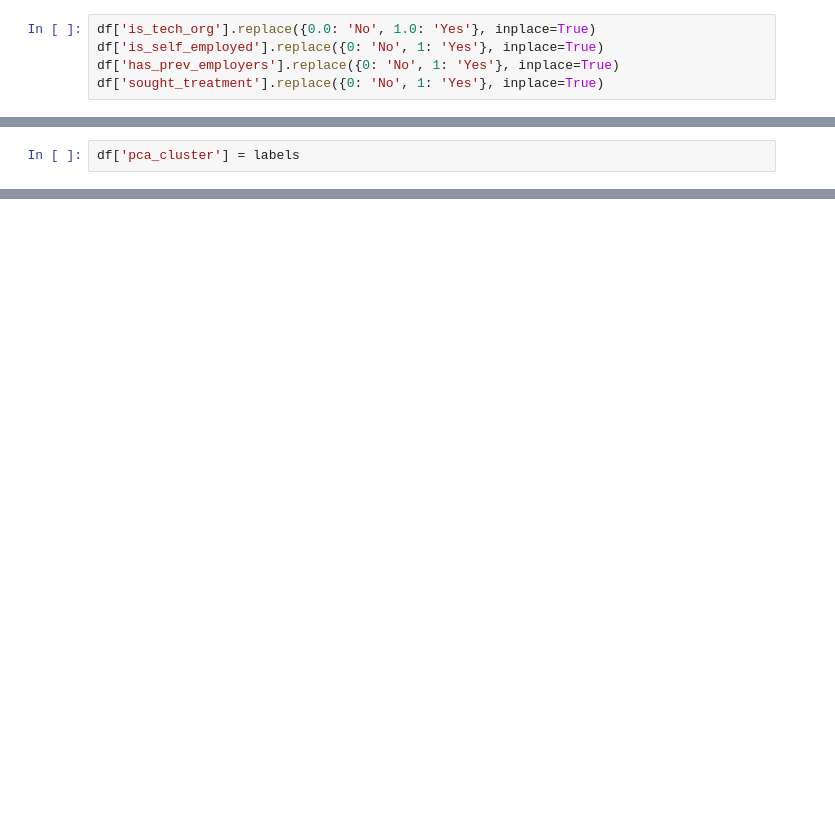
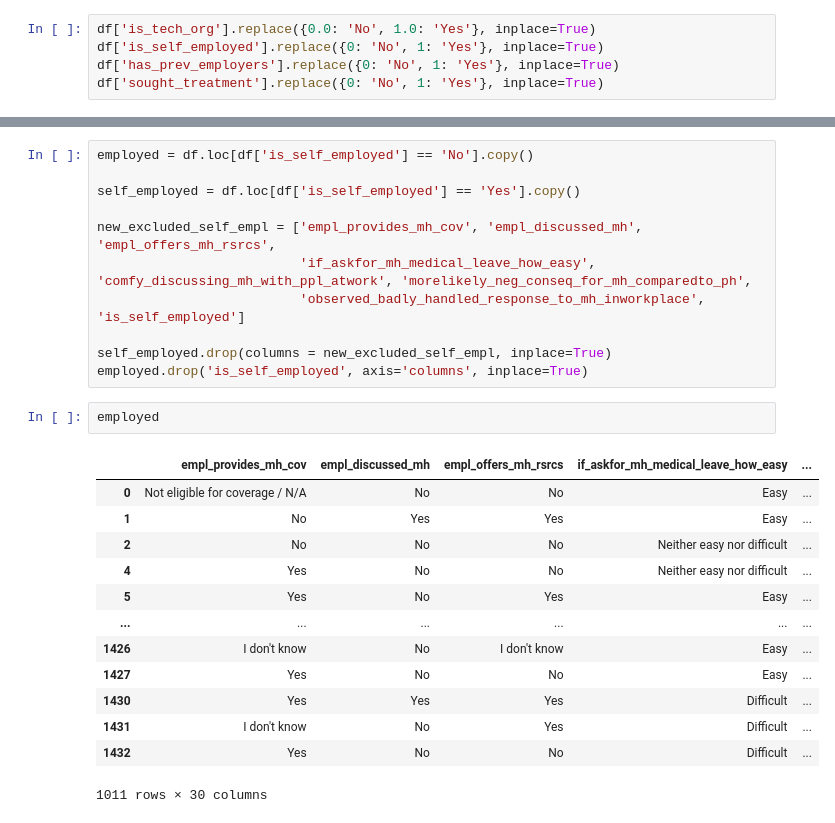
Before and after one commit to kasvoy/KaggleLearning, a Jupyter notebook: mental_health/mental_health.ipynb, the cells around one changed output, grey strips where cells are left out. Saved outputs shown, nothing was run; the diff lists cells and outputs as text; blank space fills up the shorter version.

Commit message:
clustering, feature engineering

```diff
--- a/mental_health/mental_health.ipynb
+++ b/mental_health/mental_health.ipynb
@@ -360,2 +343,0 @@ plt.show()
-# %%
-df['pca_cluster'] = labels
@@ -421,0 +360,27 @@ offers_resrc:
+# %%
+employed = df.loc[df['is_self_employed'] == 'No'].copy()
+
+self_employed = df.loc[df['is_self_employed'] == 'Yes'].copy()
+
+new_excluded_self_empl = ['empl_provides_mh_cov', 'empl_discussed_mh', 'empl_offers_mh_rsrcs',
+                          'if_askfor_mh_medical_leave_how_easy', 'comfy_discussing_mh_with_ppl_atwork', 'morelikely_neg_conseq_for_mh_comparedto_ph',
+                          'observed_badly_handled_response_to_mh_inworkplace', 'is_self_employed']
+
+self_employed.drop(columns = new_excluded_self_empl, inplace=True)
+employed.drop('is_self_employed', axis='columns', inplace=True)
+# %%
+employed
+# %% [output]
+|  | empl_provides_mh_cov | empl_discussed_mh | empl_offers_mh_rsrcs | if_askfor_mh_medical_leave_how_easy | ... |
+| 0 | Not eligible for coverage / N/A | No | No | Easy | ... |
+| 1 | No | Yes | Yes | Easy | ... |
+| 2 | No | No | No | Neither easy nor difficult | ... |
+| 4 | Yes | No | No | Neither easy nor difficult | ... |
+| 5 | Yes | No | Yes | Easy | ... |
+| ... | ... | ... | ... | ... | ... |
+| 1426 | I don't know | No | I don't know | Easy | ... |
+| 1427 | Yes | No | No | Easy | ... |
+| 1430 | Yes | Yes | Yes | Difficult | ... |
+| 1431 | I don't know | No | Yes | Difficult | ... |
+| 1432 | Yes | No | No | Difficult | ... |
+1011 rows × 30 columns
```
Also changed, not shown: parts of 55 cells of this notebook.
